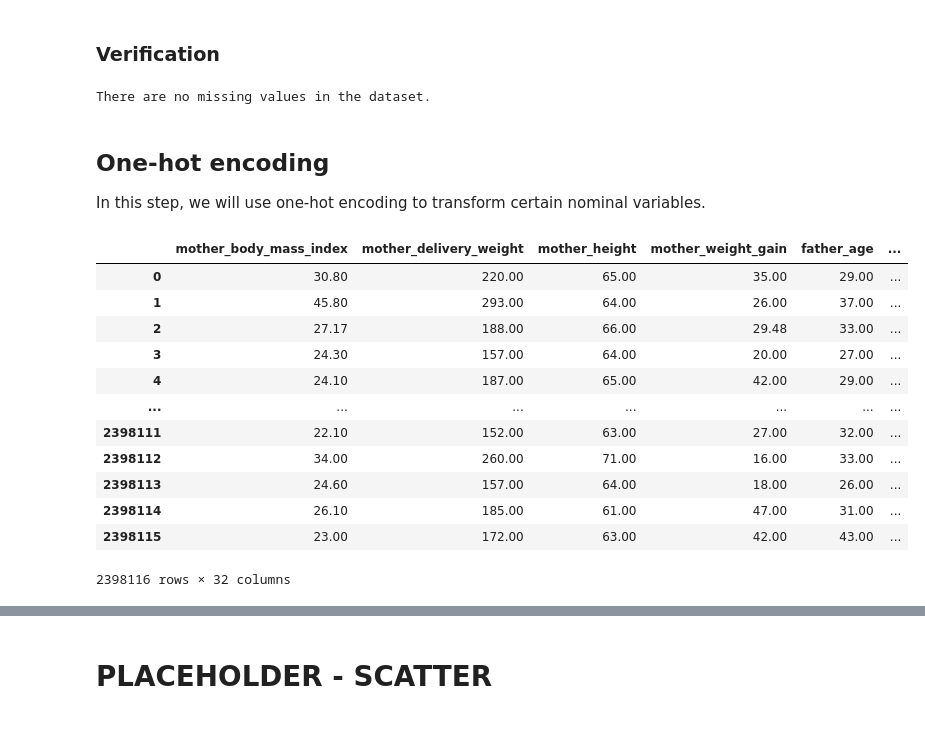
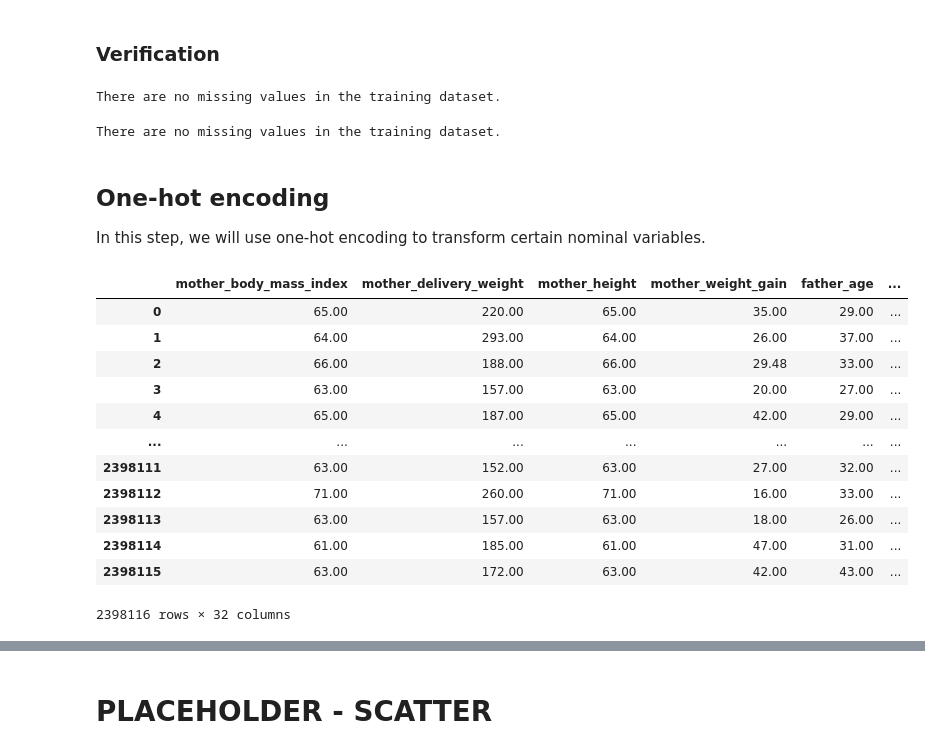
Before and after one commit to AlexWieli/ML_project, a Jupyter notebook: regression/regression.ipynb, the cells around one changed output, grey strips where cells are left out. Cells and saved outputs as stored; diff of their text form; code cells hidden in the pictures.

```diff
--- a/regression/regression.ipynb
+++ b/regression/regression.ipynb
@@ -214,7 +275,8 @@ number_prenatal_visits
 63.00         1
 Name: count, Length: 81, dtype: int64
 # %%
-dataset['number_prenatal_visits'].fillna(round(dataset['number_prenatal_visits'].mean()), inplace=True)
+dataset_train['number_prenatal_visits'].fillna(round(dataset_train['number_prenatal_visits'].mean()), inplace=True)
+dataset_test['number_prenatal_visits'].fillna(round(dataset_test['number_prenatal_visits'].mean()), inplace=True)
 # %% [markdown]
 ### Mother delivery weight
 
@@ -236,7 +298,8 @@ mother_delivery_weight
 394.00       38
 Name: count, Length: 301, dtype: int64
 # %%
-dataset['mother_delivery_weight'].fillna(round(dataset['mother_delivery_weight'].mean()), inplace=True)
+dataset_train['mother_delivery_weight'].fillna(round(dataset_train['mother_delivery_weight'].mean()), inplace=True)
+dataset_test['mother_delivery_weight'].fillna(round(dataset_test['mother_delivery_weight'].mean()), inplace=True)
 # %% [markdown]
 ### Cigarettes before pregnancy
 
@@ -258,7 +321,8 @@ cigarettes_before_pregnancy
 72.00          1
 Name: count, Length: 67, dtype: int64
 # %%
-dataset['cigarettes_before_pregnancy'].fillna(0, inplace=True)
+dataset_train['cigarettes_before_pregnancy'].fillna(0, inplace=True)
+dataset_test['cigarettes_before_pregnancy'].fillna(0, inplace=True)
 # %% [markdown]
 ### Prenatal care month - 99 issue
 
@@ -281,5 +345,6 @@ prenatal_care_month
 10       270
 Name: count, dtype: int64
 # %%
-dataset['prenatal_care_month'] = dataset['prenatal_care_month'].replace(99,9)
+dataset_train['prenatal_care_month'] = dataset_train['prenatal_care_month'].replace(99,9)
+dataset_test['prenatal_care_month'] = dataset_test['prenatal_care_month'].replace(99,9)
 # %%
@@ -301,44 +366,51 @@ Name: count, dtype: int64
 # %% [markdown]
 ### Verification
 # %%
-if (dataset.isna().values.sum() == 0):
-    print("There are no missing values in the dataset.")
+if (dataset_train.isna().values.sum() == 0):
+    print("There are no missing values in the training dataset.")
 else:
-    print("There are still missing values in the dataset.")
+    print("There are still missing values in the training dataset.")
 # %% [output]
-There are no missing values in the dataset.
+There are no missing values in the training dataset.
+# %%
+if (dataset_test.isna().values.sum() == 0):
+    print("There are no missing values in the training dataset.")
+else:
+    print("There are still missing values in the training dataset.")
+# %% [output]
+There are no missing values in the training dataset.
 # %% [markdown]
 ## One-hot encoding
 
 In this step, we will use one-hot encoding to transform certain nominal variables.
 # %%
 #Create dummies/one-hot encoding on every nominal attributes in train dataframe
-mother_marital_status_dummies = pd.get_dummies(dataset['mother_marital_status'],prefix='mother_marital_status')
-mother_race_dummies = pd.get_dummies(dataset['mother_race'],prefix='mother_race')
-father_education_dummies = pd.get_dummies(dataset['father_education'],prefix='father_education')
-previous_cesarean_dummies = pd.get_dummies(dataset['previous_cesarean'],prefix='previous_cesarean')
-newborn_gender_dummies = pd.get_dummies(dataset['newborn_gender'],prefix='newborn_gender')
+mother_marital_status_dummies = pd.get_dummies(dataset_train['mother_marital_status'],prefix='mother_marital_status')
+mother_race_dummies = pd.get_dummies(dataset_train['mother_race'],prefix='mother_race')
+father_education_dummies = pd.get_dummies(dataset_train['father_education'],prefix='father_education')
+previous_cesarean_dummies = pd.get_dummies(dataset_train['previous_cesarean'],prefix='previous_cesarean')
+newborn_gender_dummies = pd.get_dummies(dataset_train['newborn_gender'],prefix='newborn_gender')
 
 #Concate the dummies into train dataset
-dataset = pd.concat([dataset, mother_marital_status_dummies, mother_race_dummies, father_education_dummies, previous_cesarean_dummies, newborn_gender_dummies], axis=1)
+d_train = pd.concat([dataset_train, mother_marital_status_dummies, mother_race_dummies, father_education_dummies, previous_cesarean_dummies, newborn_gender_dummies], axis=1)
 
 #Drop categorical attribute (before transformation)
-dataset = dataset.drop(['mother_marital_status','mother_race', 'father_education', 'previous_cesarean', 'newborn_gender'], axis=1)
+d_train = d_train.drop(['mother_marital_status','mother_race', 'father_education', 'previous_cesarean', 'newborn_gender'], axis=1)
 
-dataset = dataset.replace(False,0)
-dataset = dataset.replace(True,1)
-dataset
+d_train = d_train.replace(False,0)
+d_train = d_train.replace(True,1)
+d_train
 # %% [output]
 |  | mother_body_mass_index | mother_delivery_weight | mother_height | mother_weight_gain | father_age | ... |
-| 0 | 30.80 | 220.00 | 65.00 | 35.00 | 29.00 | ... |
-| 1 | 45.80 | 293.00 | 64.00 | 26.00 | 37.00 | ... |
-| 2 | 27.17 | 188.00 | 66.00 | 29.48 | 33.00 | ... |
-| 3 | 24.30 | 157.00 | 64.00 | 20.00 | 27.00 | ... |
-| 4 | 24.10 | 187.00 | 65.00 | 42.00 | 29.00 | ... |
+| 0 | 65.00 | 220.00 | 65.00 | 35.00 | 29.00 | ... |
+| 1 | 64.00 | 293.00 | 64.00 | 26.00 | 37.00 | ... |
+| 2 | 66.00 | 188.00 | 66.00 | 29.48 | 33.00 | ... |
+| 3 | 63.00 | 157.00 | 63.00 | 20.00 | 27.00 | ... |
+| 4 | 65.00 | 187.00 | 65.00 | 42.00 | 29.00 | ... |
 | ... | ... | ... | ... | ... | ... | ... |
-| 2398111 | 22.10 | 152.00 | 63.00 | 27.00 | 32.00 | ... |
-| 2398112 | 34.00 | 260.00 | 71.00 | 16.00 | 33.00 | ... |
-| 2398113 | 24.60 | 157.00 | 64.00 | 18.00 | 26.00 | ... |
-| 2398114 | 26.10 | 185.00 | 61.00 | 47.00 | 31.00 | ... |
-| 2398115 | 23.00 | 172.00 | 63.00 | 42.00 | 43.00 | ... |
+| 2398111 | 63.00 | 152.00 | 63.00 | 27.00 | 32.00 | ... |
+| 2398112 | 71.00 | 260.00 | 71.00 | 16.00 | 33.00 | ... |
+| 2398113 | 63.00 | 157.00 | 63.00 | 18.00 | 26.00 | ... |
+| 2398114 | 61.00 | 185.00 | 61.00 | 47.00 | 31.00 | ... |
+| 2398115 | 63.00 | 172.00 | 63.00 | 42.00 | 43.00 | ... |
 2398116 rows × 32 columns
```
Also changed, not shown: parts of 100 cells of this notebook.
